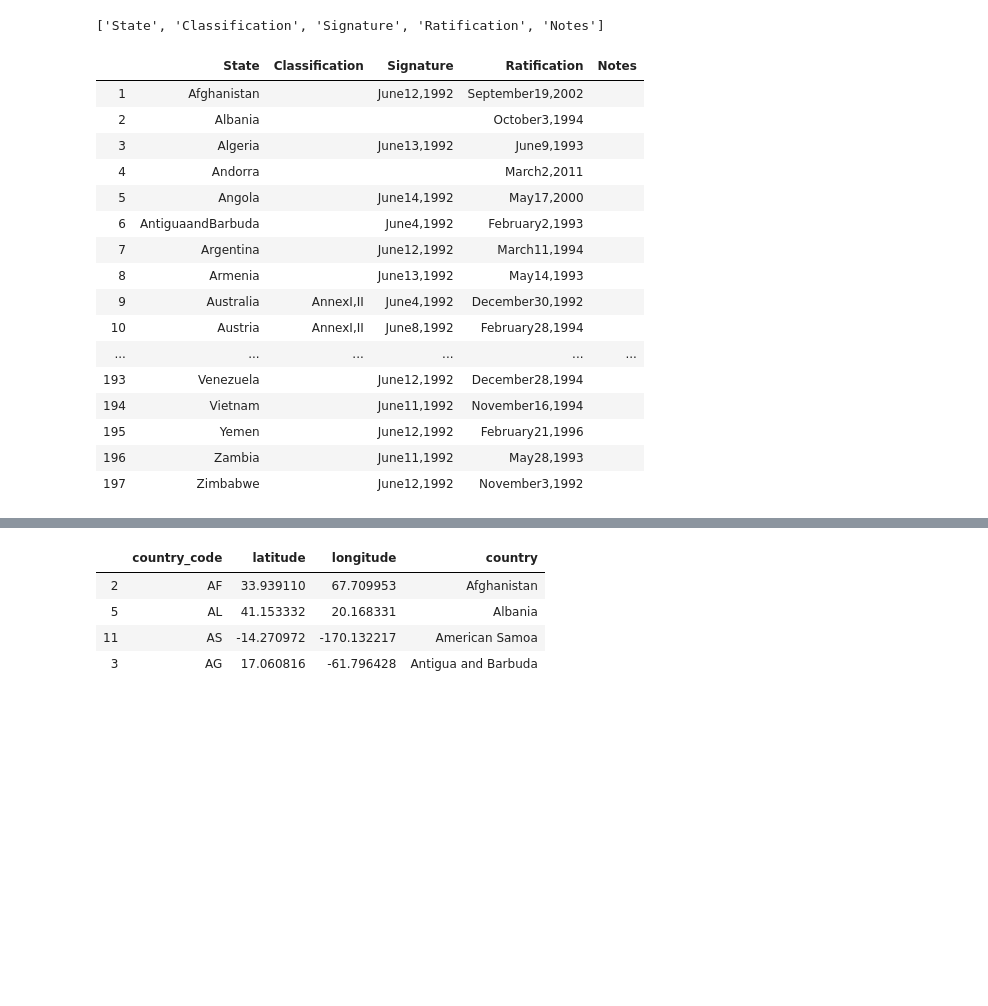
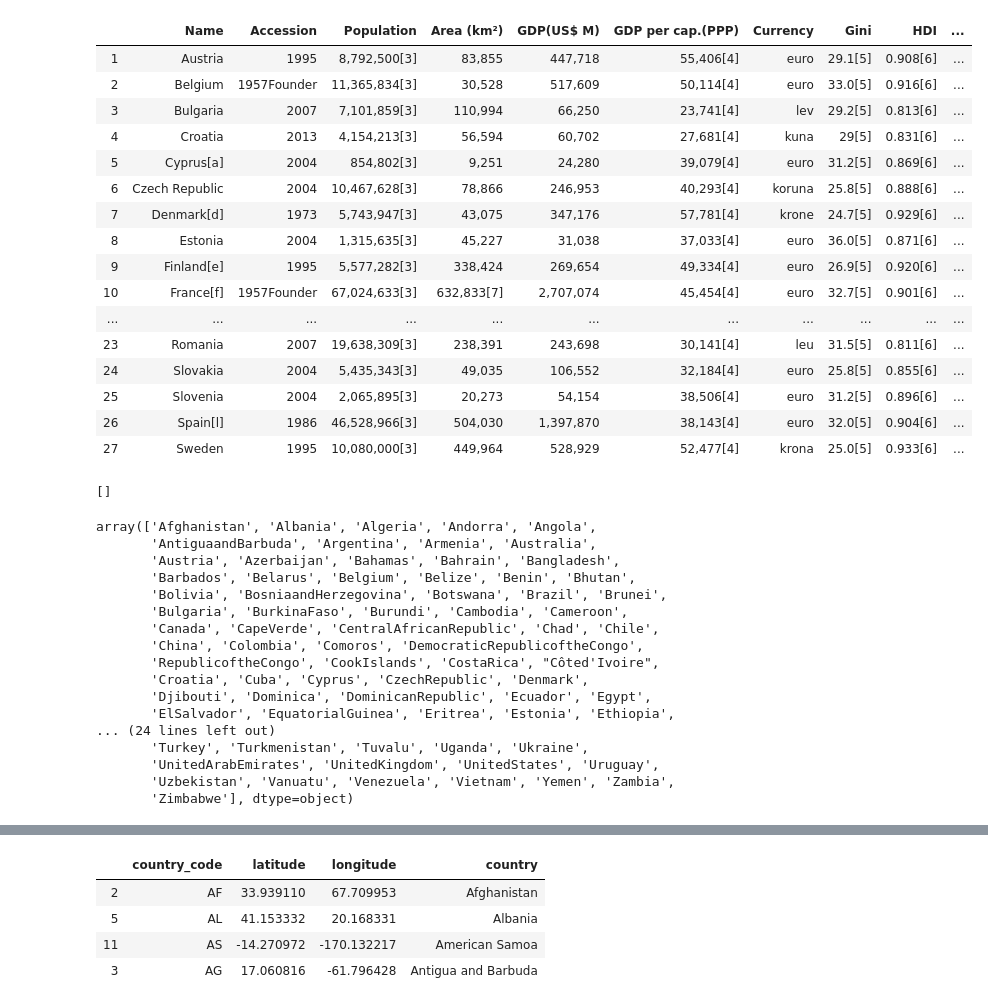
Before and after one commit to s4b3r/visualization2-kelp-diagrams, a Jupyter notebook: generate_dataset.ipynb, the cells around one changed output, grey strips where cells are left out. Cells and saved outputs as stored; diff of their text form; code cells hidden in the pictures; blank space fills up the shorter version.

Commit message:
add data parsing

```diff
--- a/generate_dataset.ipynb
+++ b/generate_dataset.ipynb
@@ -21,4 +36,46 @@ def getWikipediaList(url, table_index):
     return result
+# %%
+url = 'https://en.wikipedia.org/wiki/Member_state_of_the_European_Union'
+page = requests.get(url)
+soup = bs4.BeautifulSoup(page.content, 'html.parser')
+tables=soup.find_all('table')
+table = tables[1]
+table_headers = []
+row_headers = []
+for tx in table.find_all('th'):
+    if tx.has_attr('scope'): #and tx['scope'] == 'col':
+        if tx['scope'] == 'row':
+            row_headers.append(re.sub('\[\d+\]','',tx.text.replace('\n', '')))
+        else:
+            table_headers.append(re.sub('\[\d+\]','',tx.text.replace('\n', '')))
+
+table_headers
+result = pd.DataFrame([[td.text for td in row.find_all('td')] for row in table.tbody.find_all('tr')])
+result.columns = table_headers
+result.replace(r'\s', '', regex = True, inplace = True)
+result.drop([0], inplace= True)
+result = result.shift(periods=1, axis=1, )
+result = result[0:len(result)-1]
+result['Name'] = row_headers
+#print(len(row_headers))
+# %% [output]
+|  | Name | Accession | Population | Area (km²) | GDP(US$ M) | GDP per cap.(PPP) | Currency | Gini | HDI | ... |
+| 1 | Austria | 1995 | 8,792,500[3] | 83,855 | 447,718 | 55,406[4] | euro | 29.1[5] | 0.908[6] | ... |
+| 2 | Belgium | 1957Founder | 11,365,834[3] | 30,528 | 517,609 | 50,114[4] | euro | 33.0[5] | 0.916[6] | ... |
+| 3 | Bulgaria | 2007 | 7,101,859[3] | 110,994 | 66,250 | 23,741[4] | lev | 29.2[5] | 0.813[6] | ... |
+| 4 | Croatia | 2013 | 4,154,213[3] | 56,594 | 60,702 | 27,681[4] | kuna | 29[5] | 0.831[6] | ... |
+| 5 | Cyprus[a] | 2004 | 854,802[3] | 9,251 | 24,280 | 39,079[4] | euro | 31.2[5] | 0.869[6] | ... |
+| 6 | Czech Republic | 2004 | 10,467,628[3] | 78,866 | 246,953 | 40,293[4] | koruna | 25.8[5] | 0.888[6] | ... |
+| 7 | Denmark[d] | 1973 | 5,743,947[3] | 43,075 | 347,176 | 57,781[4] | krone | 24.7[5] | 0.929[6] | ... |
+| 8 | Estonia | 2004 | 1,315,635[3] | 45,227 | 31,038 | 37,033[4] | euro | 36.0[5] | 0.871[6] | ... |
+| 9 | Finland[e] | 1995 | 5,577,282[3] | 338,424 | 269,654 | 49,334[4] | euro | 26.9[5] | 0.920[6] | ... |
+| 10 | France[f] | 1957Founder | 67,024,633[3] | 632,833[7] | 2,707,074 | 45,454[4] | euro | 32.7[5] | 0.901[6] | ... |
+| ... | ... | ... | ... | ... | ... | ... | ... | ... | ... | ... |
+| 23 | Romania | 2007 | 19,638,309[3] | 238,391 | 243,698 | 30,141[4] | leu | 31.5[5] | 0.811[6] | ... |
+| 24 | Slovakia | 2004 | 5,435,343[3] | 49,035 | 106,552 | 32,184[4] | euro | 25.8[5] | 0.855[6] | ... |
+| 25 | Slovenia | 2004 | 2,065,895[3] | 20,273 | 54,154 | 38,506[4] | euro | 31.2[5] | 0.896[6] | ... |
+| 26 | Spain[l] | 1986 | 46,528,966[3] | 504,030 | 1,397,870 | 38,143[4] | euro | 32.0[5] | 0.904[6] | ... |
+| 27 | Sweden | 1995 | 10,080,000[3] | 449,964 | 528,929 | 52,477[4] | krona | 25.0[5] | 0.933[6] | ... |
 # %%
 # UNFCC
 # EU
@@ -32,23 +89,23 @@ def getWikipediaList(url, table_index):
 # ILO
 # INTERPOL
 uncfcc_countries = getWikipediaList(url = 'https://en.wikipedia.org/wiki/List_of_parties_to_the_United_Nations_Framework_Convention_on_Climate_Change', table_index=0)
-uncfcc_countries
+uncfcc_countries['State'].values
 # %% [output]
-['State', 'Classification', 'Signature', 'Ratification', 'Notes']
+[]
-|  | State | Classification | Signature | Ratification | Notes |
-| 1 | Afghanistan |  | June12,1992 | September19,2002 |  |
-| 2 | Albania |  |  | October3,1994 |  |
-| 3 | Algeria |  | June13,1992 | June9,1993 |  |
-| 4 | Andorra |  |  | March2,2011 |  |
-| 5 | Angola |  | June14,1992 | May17,2000 |  |
-| 6 | AntiguaandBarbuda |  | June4,1992 | February2,1993 |  |
-| 7 | Argentina |  | June12,1992 | March11,1994 |  |
-| 8 | Armenia |  | June13,1992 | May14,1993 |  |
-| 9 | Australia | AnnexI,II | June4,1992 | December30,1992 |  |
-| 10 | Austria | AnnexI,II | June8,1992 | February28,1994 |  |
-| ... | ... | ... | ... | ... | ... |
-| 193 | Venezuela |  | June12,1992 | December28,1994 |  |
-| 194 | Vietnam |  | June11,1992 | November16,1994 |  |
-| 195 | Yemen |  | June12,1992 | February21,1996 |  |
-| 196 | Zambia |  | June11,1992 | May28,1993 |  |
-| 197 | Zimbabwe |  | June12,1992 | November3,1992 |  |
+array(['Afghanistan', 'Albania', 'Algeria', 'Andorra', 'Angola',
+       'AntiguaandBarbuda', 'Argentina', 'Armenia', 'Australia',
+       'Austria', 'Azerbaijan', 'Bahamas', 'Bahrain', 'Bangladesh',
+       'Barbados', 'Belarus', 'Belgium', 'Belize', 'Benin', 'Bhutan',
+       'Bolivia', 'BosniaandHerzegovina', 'Botswana', 'Brazil', 'Brunei',
+       'Bulgaria', 'BurkinaFaso', 'Burundi', 'Cambodia', 'Cameroon',
+       'Canada', 'CapeVerde', 'CentralAfricanRepublic', 'Chad', 'Chile',
+       'China', 'Colombia', 'Comoros', 'DemocraticRepublicoftheCongo',
+       'RepublicoftheCongo', 'CookIslands', 'CostaRica', "Côted'Ivoire",
+       'Croatia', 'Cuba', 'Cyprus', 'CzechRepublic', 'Denmark',
+       'Djibouti', 'Dominica', 'DominicanRepublic', 'Ecuador', 'Egypt',
+       'ElSalvador', 'EquatorialGuinea', 'Eritrea', 'Estonia', 'Ethiopia',
+... (24 lines left out)
+       'Turkey', 'Turkmenistan', 'Tuvalu', 'Uganda', 'Ukraine',
+       'UnitedArabEmirates', 'UnitedKingdom', 'UnitedStates', 'Uruguay',
+       'Uzbekistan', 'Vanuatu', 'Venezuela', 'Vietnam', 'Yemen', 'Zambia',
+       'Zimbabwe'], dtype=object)
```
Also changed, not shown: parts of 16 cells of this notebook, 1 other file.
